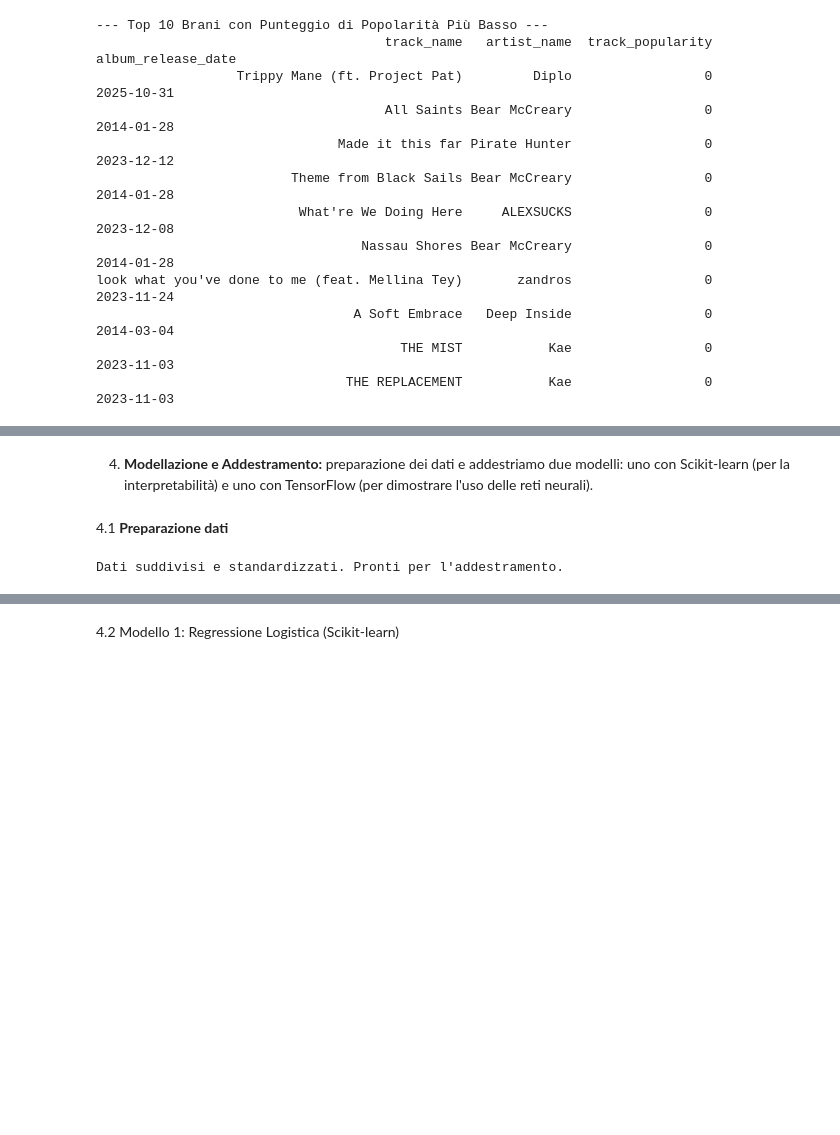
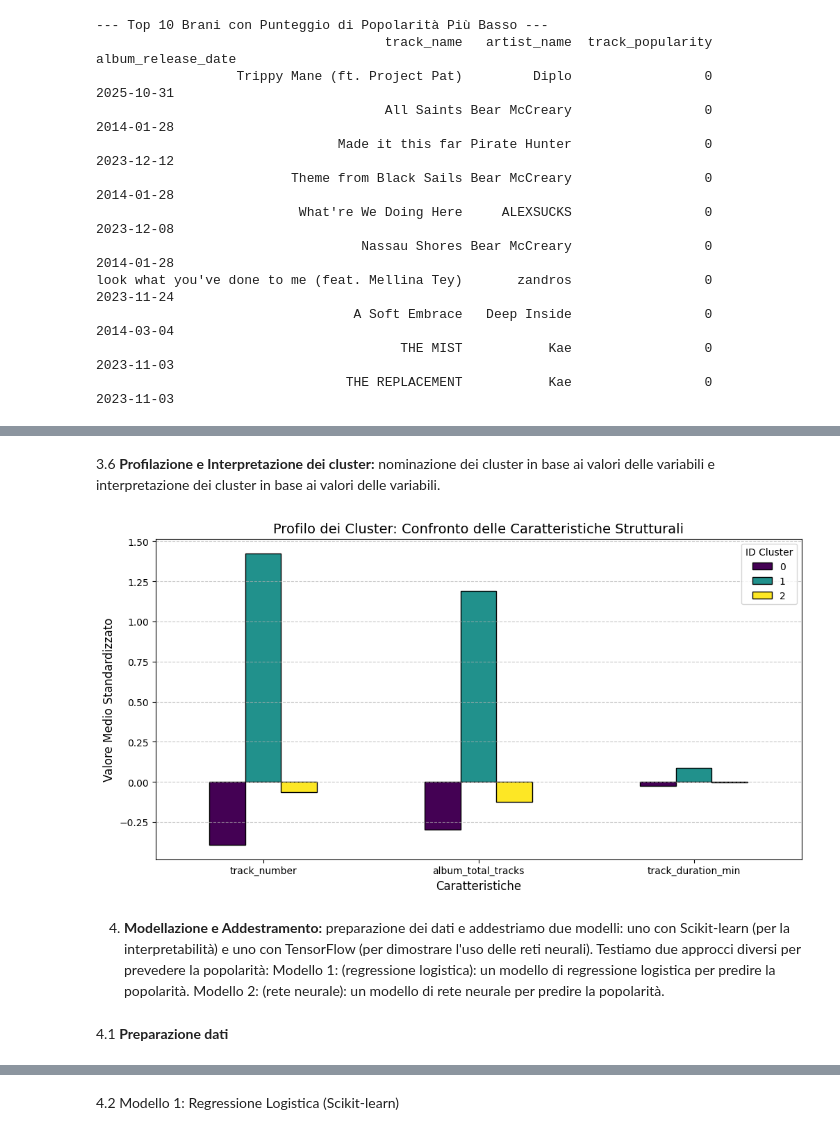
Before and after one commit to chiaracasali3101/Laboratorio_big_data, a Jupyter notebook: progetto.ipynb, the cells around one changed output, grey strips where cells are left out. Saved outputs shown, nothing was run; the diff lists cells and outputs as text; code cells hidden in the pictures; blank space fills up the shorter version.

```diff
--- a/progetto.ipynb
+++ b/progetto.ipynb
@@ -237,21 +305,44 @@ look what you've done to me (feat. Mellina Tey)       zandros                 0
+# %% [markdown]
+3.6 **Profilazione e Interpretazione dei cluster:** nominazione dei cluster in base ai valori delle variabili e interpretazione dei cluster in base ai valori delle variabili.
+# %%
+import pandas as pd
+import matplotlib.pyplot as plt
+
+# Verifica della disponibilità dei dati standardizzati
+if 'X_train_scaled' not in locals():
+    from sklearn.preprocessing import StandardScaler
+    X = df_model.drop('high_popularity', axis=1, errors='ignore')
+    scaler = StandardScaler()
+    X_train_scaled = scaler.fit_transform(X)
+
+# Ricostruzione del DataFrame per la profilazione
+# Recuperiamo i nomi delle feature per rendere il grafico leggibile
+cols = X_train.columns if 'X_train' in locals() else df_model.drop('high_popularity', axis=1).columns
+df_clusters_analysis = pd.DataFrame(X_train_scaled, columns=cols)
+
+# Associazione dei cluster
+if 'clusters' in locals():
+    df_clusters_analysis['cluster'] = clusters
+
+    # Selezione variabili numeriche per il confronto tra i gruppi
+    cols_target = [c for c in ['track_number', 'album_total_tracks', 'track_duration_min'] if c in df_clusters_analysis.columns]
+    cluster_summary = df_clusters_analysis.groupby('cluster')[cols_target].mean()
+
+    # Visualizzazione dei profili dei Cluster
+    cluster_summary.T.plot(kind='bar', figsize=(12, 6), colormap='viridis', edgecolor='black')
+    plt.title('Profilo dei Cluster: Confronto delle Caratteristiche Strutturali', fontsize=14)
+    plt.ylabel('Valore Medio Standardizzato', fontsize=12)
+    plt.xlabel('Caratteristiche', fontsize=12)
+    plt.xticks(rotation=0)
+    plt.legend(title='ID Cluster', loc='upper right')
+    plt.grid(axis='y', linestyle='--', alpha=0.7)
+    plt.show()
+# %% [output]
+[figure, added]
 # %% [markdown]
 4. **Modellazione e Addestramento:** preparazione dei dati e addestriamo due modelli: uno con Scikit-learn (per la interpretabilità) e uno con TensorFlow (per dimostrare l'uso delle reti neurali).
+Testiamo due approcci diversi per prevedere la popolarità:
+Modello 1: (regressione logistica): un modello di regressione logistica per predire la popolarità.
+Modello 2: (rete neurale): un modello di rete neurale per predire la popolarità.
 # %% [markdown]
 4.1 **Preparazione dati**
-# %%
-# 1. Definizione delle feature (X) e del target (Y)
-X = df_model.drop('high_popularity', axis=1)
-Y = df_model['high_popularity']
-
-# 2. Divisione in Training e Test Set
-# 'stratify=Y' è cruciale per mantenere il bilanciamento 50/50 del target in entrambi i set.
-X_train, X_test, Y_train, Y_test = train_test_split(X, Y, test_size=0.3, random_state=42, stratify=Y)
-
-# 3. Standardizzazione delle Feature (trasforma i dati in media 0 e deviazione standard 1)
-scaler = StandardScaler()
-X_train_scaled = scaler.fit_transform(X_train) # Fit solo sul training
-X_test_scaled = scaler.transform(X_test)     # Trasforma il test usando le statistiche del training
-
-print("Dati suddivisi e standardizzati. Pronti per l'addestramento.")
-# %% [output]
-Dati suddivisi e standardizzati. Pronti per l'addestramento.
```
Also changed, not shown: parts of 23 cells of this notebook, 1 other file.
